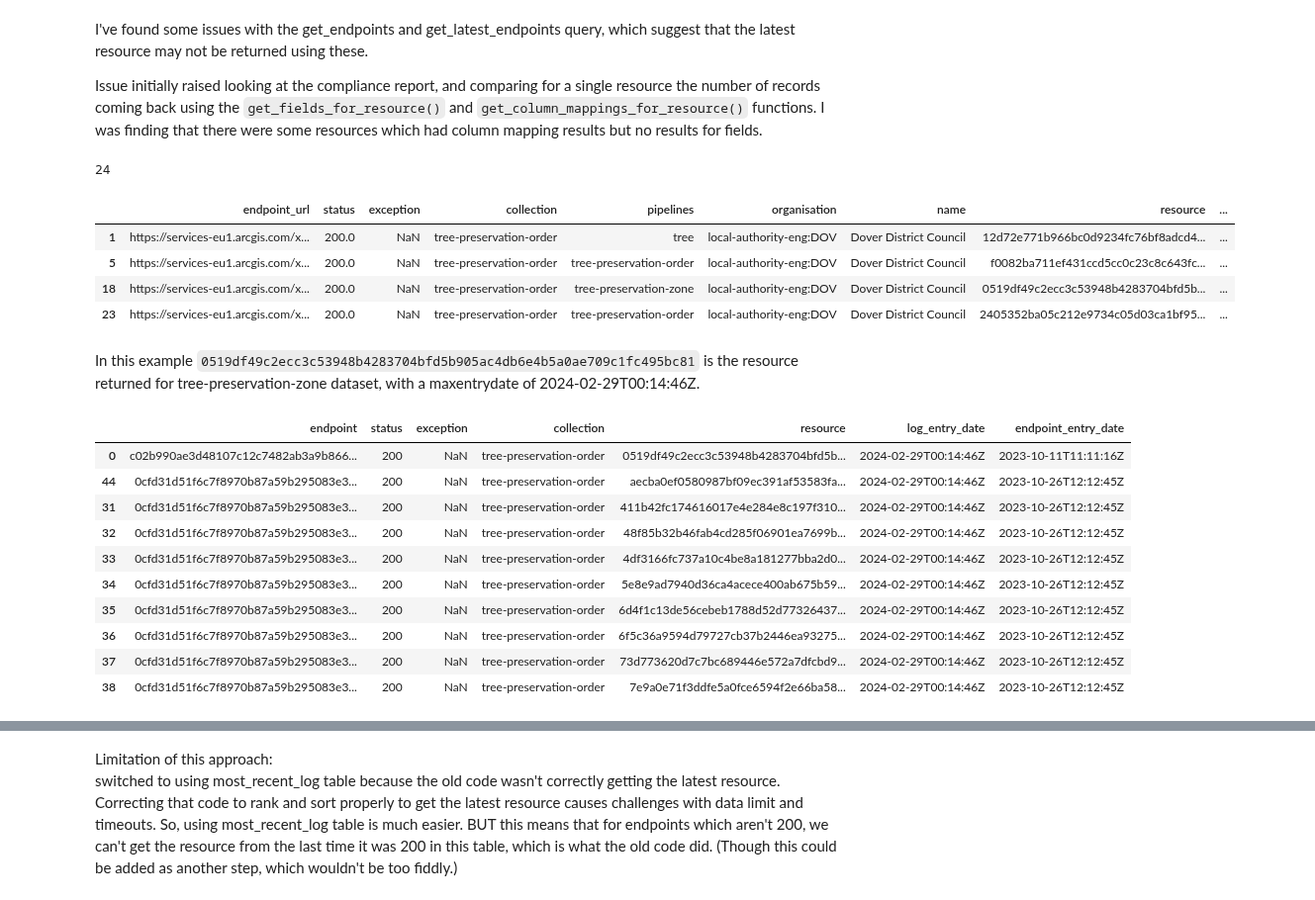
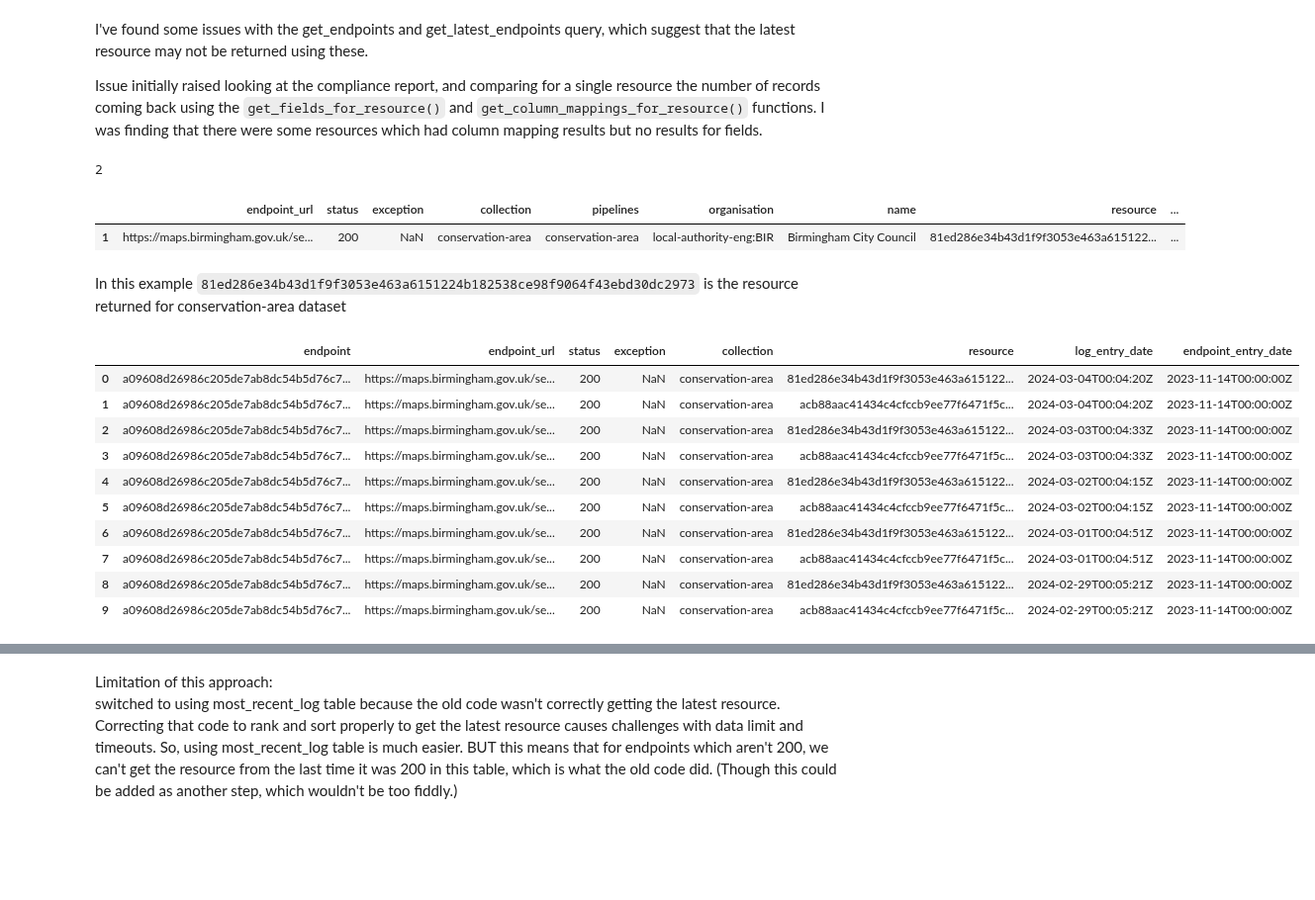
Before and after one commit to digital-land/jupyter-analysis, a Jupyter notebook: service_report/master_report/get_endpoints_investigation.ipynb, the cells around one changed output, grey strips where cells are left out. Shown at 99% size. Saved outputs shown, nothing was run; the diff lists cells and outputs as text; code cells hidden in the pictures; blank space fills up the shorter version.

```diff
--- a/service_report/master_report/get_endpoints_investigation.ipynb
+++ b/service_report/master_report/get_endpoints_investigation.ipynb
@@ -27,53 +27,51 @@ def get_datasette_results(sql):
     return resource_df
 # %%
 # get endpoints for a single LPA and look at those for TPO
-dov_endpoints_df = get_endpoints("local-authority-eng:DOV")
+bir_endpoints_df = get_endpoints("local-authority-eng:BIR")
 
-print(len(dov_endpoints_df))
-dov_endpoints_df[dov_endpoints_df["collection"] == "tree-preservation-order"]
+print(len(bir_endpoints_df))
+bir_endpoints_df[bir_endpoints_df["collection"] == "conservation-area"]
 # %% [output]
-24
+2
 |  | endpoint_url | status | exception | collection | pipelines | organisation | name | resource | ... |
-| 1 | https://services-eu1.arcgis.com/x... | 200.0 | NaN | tree-preservation-order | tree | local-authority-eng:DOV | Dover District Council | 12d72e771b966bc0d9234fc76bf8adcd4... | ... |
-| 5 | https://services-eu1.arcgis.com/x... | 200.0 | NaN | tree-preservation-order | tree-preservation-order | local-authority-eng:DOV | Dover District Council | f0082ba711ef431ccd5cc0c23c8c643fc... | ... |
-| 18 | https://services-eu1.arcgis.com/x... | 200.0 | NaN | tree-preservation-order | tree-preservation-zone | local-authority-eng:DOV | Dover District Council | 0519df49c2ecc3c53948b4283704bfd5b... | ... |
-| 23 | https://services-eu1.arcgis.com/x... | 200.0 | NaN | tree-preservation-order | tree-preservation-order | local-authority-eng:DOV | Dover District Council | 2405352ba05c212e9734c05d03ca1bf95... | ... |
+| 1 | https://maps.birmingham.gov.uk/se... | 200 | NaN | conservation-area | conservation-area | local-authority-eng:BIR | Birmingham City Council | 81ed286e34b43d1f9f3053e463a615122... | ... |
 # %% [markdown]
-In this example `0519df49c2ecc3c53948b4283704bfd5b905ac4db6e4b5a0ae709c1fc495bc81` is the resource returned for tree-preservation-zone dataset, with a maxentrydate of 2024-02-29T00:14:46Z.
+In this example `81ed286e34b43d1f9f3053e463a6151224b182538ce98f9064f43ebd30dc2973` is the resource returned for conservation-area dataset
 # %%
-# simplified example of the get_endpoints function query
+# simplified example of the get_endpoints function query - showing duplication of resource field
 
 q1 = """
 select
     l.endpoint,
+    e.endpoint_url,
     l.status,
     l.exception,
     s.collection,
     re.resource,
     l.entry_date as log_entry_date,
     e.entry_date as endpoint_entry_date
 from
     log l
     inner join source s on l.endpoint = s.endpoint
     inner join resource_endpoint re on l.endpoint = re.endpoint
     inner join endpoint e on l.endpoint = e.endpoint
 where
-    s.organisation = "local-authority-eng:DOV" and collection="tree-preservation-order"
+    s.organisation = "local-authority-eng:BIR" and collection="conservation-area"
 
 order by log_entry_date desc """
 
 q1_df = get_datasette_results(q1)
 
 q1_df.sort_values("log_entry_date", ascending = False).head(10)
 # %% [output]
-|  | endpoint | status | exception | collection | resource | log_entry_date | endpoint_entry_date |
-| 0 | c02b990ae3d48107c12c7482ab3a9b866... | 200 | NaN | tree-preservation-order | 0519df49c2ecc3c53948b4283704bfd5b... | 2024-02-29T00:14:46Z | 2023-10-11T11:11:16Z |
-| 44 | 0cfd31d51f6c7f8970b87a59b295083e3... | 200 | NaN | tree-preservation-order | aecba0ef0580987bf09ec391af53583fa... | 2024-02-29T00:14:46Z | 2023-10-26T12:12:45Z |
-| 31 | 0cfd31d51f6c7f8970b87a59b295083e3... | 200 | NaN | tree-preservation-order | 411b42fc174616017e4e284e8c197f310... | 2024-02-29T00:14:46Z | 2023-10-26T12:12:45Z |
-| 32 | 0cfd31d51f6c7f8970b87a59b295083e3... | 200 | NaN | tree-preservation-order | 48f85b32b46fab4cd285f06901ea7699b... | 2024-02-29T00:14:46Z | 2023-10-26T12:12:45Z |
-| 33 | 0cfd31d51f6c7f8970b87a59b295083e3... | 200 | NaN | tree-preservation-order | 4df3166fc737a10c4be8a181277bba2d0... | 2024-02-29T00:14:46Z | 2023-10-26T12:12:45Z |
-| 34 | 0cfd31d51f6c7f8970b87a59b295083e3... | 200 | NaN | tree-preservation-order | 5e8e9ad7940d36ca4acece400ab675b59... | 2024-02-29T00:14:46Z | 2023-10-26T12:12:45Z |
-| 35 | 0cfd31d51f6c7f8970b87a59b295083e3... | 200 | NaN | tree-preservation-order | 6d4f1c13de56cebeb1788d52d77326437... | 2024-02-29T00:14:46Z | 2023-10-26T12:12:45Z |
-| 36 | 0cfd31d51f6c7f8970b87a59b295083e3... | 200 | NaN | tree-preservation-order | 6f5c36a9594d79727cb37b2446ea93275... | 2024-02-29T00:14:46Z | 2023-10-26T12:12:45Z |
-| 37 | 0cfd31d51f6c7f8970b87a59b295083e3... | 200 | NaN | tree-preservation-order | 73d773620d7c7bc689446e572a7dfcbd9... | 2024-02-29T00:14:46Z | 2023-10-26T12:12:45Z |
-| 38 | 0cfd31d51f6c7f8970b87a59b295083e3... | 200 | NaN | tree-preservation-order | 7e9a0e71f3ddfe5a0fce6594f2e66ba58... | 2024-02-29T00:14:46Z | 2023-10-26T12:12:45Z |
+|  | endpoint | endpoint_url | status | exception | collection | resource | log_entry_date | endpoint_entry_date |
+| 0 | a09608d26986c205de7ab8dc54b5d76c7... | https://maps.birmingham.gov.uk/se... | 200 | NaN | conservation-area | 81ed286e34b43d1f9f3053e463a615122... | 2024-03-04T00:04:20Z | 2023-11-14T00:00:00Z |
+| 1 | a09608d26986c205de7ab8dc54b5d76c7... | https://maps.birmingham.gov.uk/se... | 200 | NaN | conservation-area | acb88aac41434c4cfccb9ee77f6471f5c... | 2024-03-04T00:04:20Z | 2023-11-14T00:00:00Z |
+| 2 | a09608d26986c205de7ab8dc54b5d76c7... | https://maps.birmingham.gov.uk/se... | 200 | NaN | conservation-area | 81ed286e34b43d1f9f3053e463a615122... | 2024-03-03T00:04:33Z | 2023-11-14T00:00:00Z |
+| 3 | a09608d26986c205de7ab8dc54b5d76c7... | https://maps.birmingham.gov.uk/se... | 200 | NaN | conservation-area | acb88aac41434c4cfccb9ee77f6471f5c... | 2024-03-03T00:04:33Z | 2023-11-14T00:00:00Z |
+| 4 | a09608d26986c205de7ab8dc54b5d76c7... | https://maps.birmingham.gov.uk/se... | 200 | NaN | conservation-area | 81ed286e34b43d1f9f3053e463a615122... | 2024-03-02T00:04:15Z | 2023-11-14T00:00:00Z |
+| 5 | a09608d26986c205de7ab8dc54b5d76c7... | https://maps.birmingham.gov.uk/se... | 200 | NaN | conservation-area | acb88aac41434c4cfccb9ee77f6471f5c... | 2024-03-02T00:04:15Z | 2023-11-14T00:00:00Z |
+| 6 | a09608d26986c205de7ab8dc54b5d76c7... | https://maps.birmingham.gov.uk/se... | 200 | NaN | conservation-area | 81ed286e34b43d1f9f3053e463a615122... | 2024-03-01T00:04:51Z | 2023-11-14T00:00:00Z |
+| 7 | a09608d26986c205de7ab8dc54b5d76c7... | https://maps.birmingham.gov.uk/se... | 200 | NaN | conservation-area | acb88aac41434c4cfccb9ee77f6471f5c... | 2024-03-01T00:04:51Z | 2023-11-14T00:00:00Z |
+| 8 | a09608d26986c205de7ab8dc54b5d76c7... | https://maps.birmingham.gov.uk/se... | 200 | NaN | conservation-area | 81ed286e34b43d1f9f3053e463a615122... | 2024-02-29T00:05:21Z | 2023-11-14T00:00:00Z |
+| 9 | a09608d26986c205de7ab8dc54b5d76c7... | https://maps.birmingham.gov.uk/se... | 200 | NaN | conservation-area | acb88aac41434c4cfccb9ee77f6471f5c... | 2024-02-29T00:05:21Z | 2023-11-14T00:00:00Z |
```
Also changed, not shown: parts of 22 cells of this notebook.
